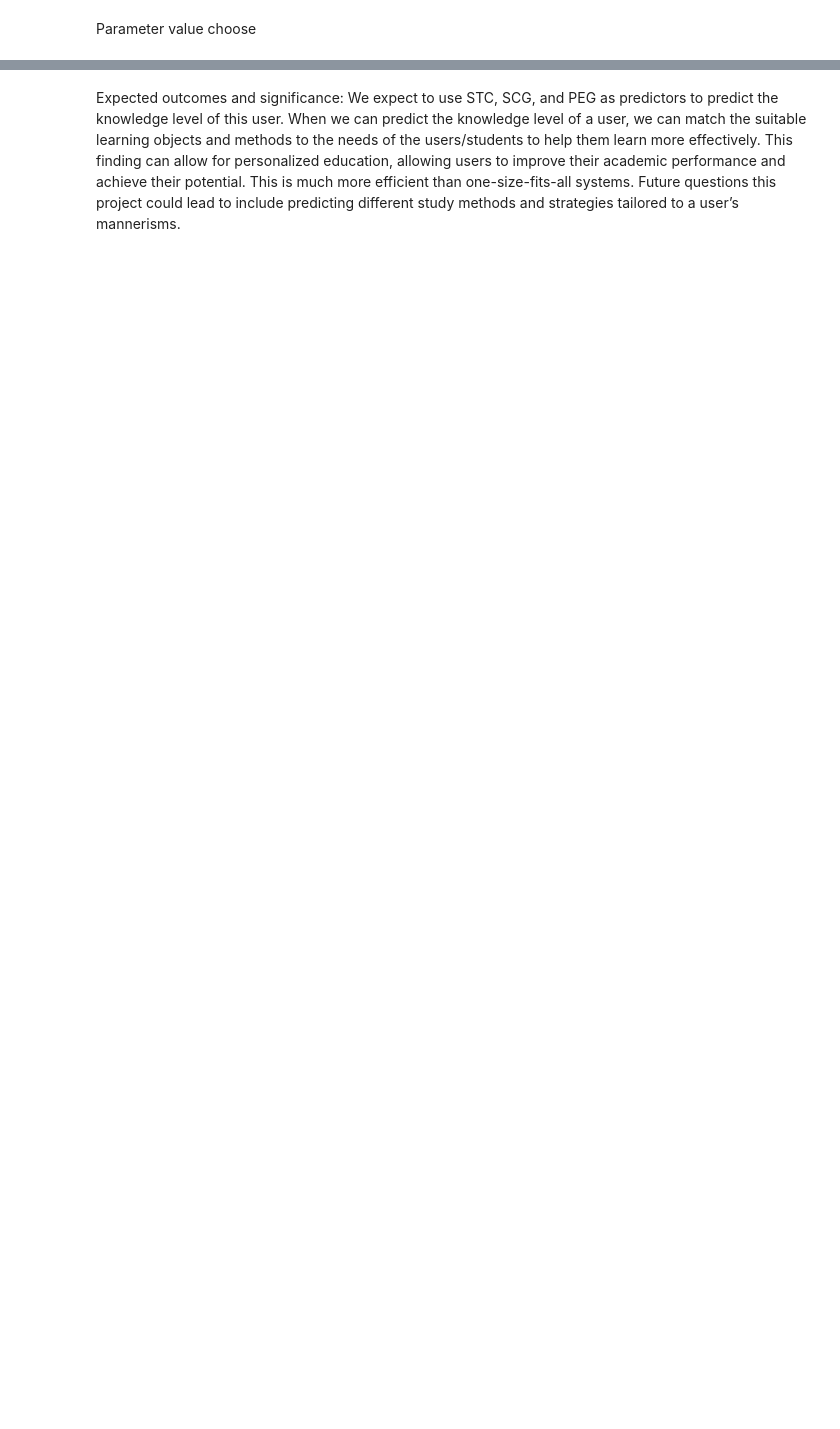
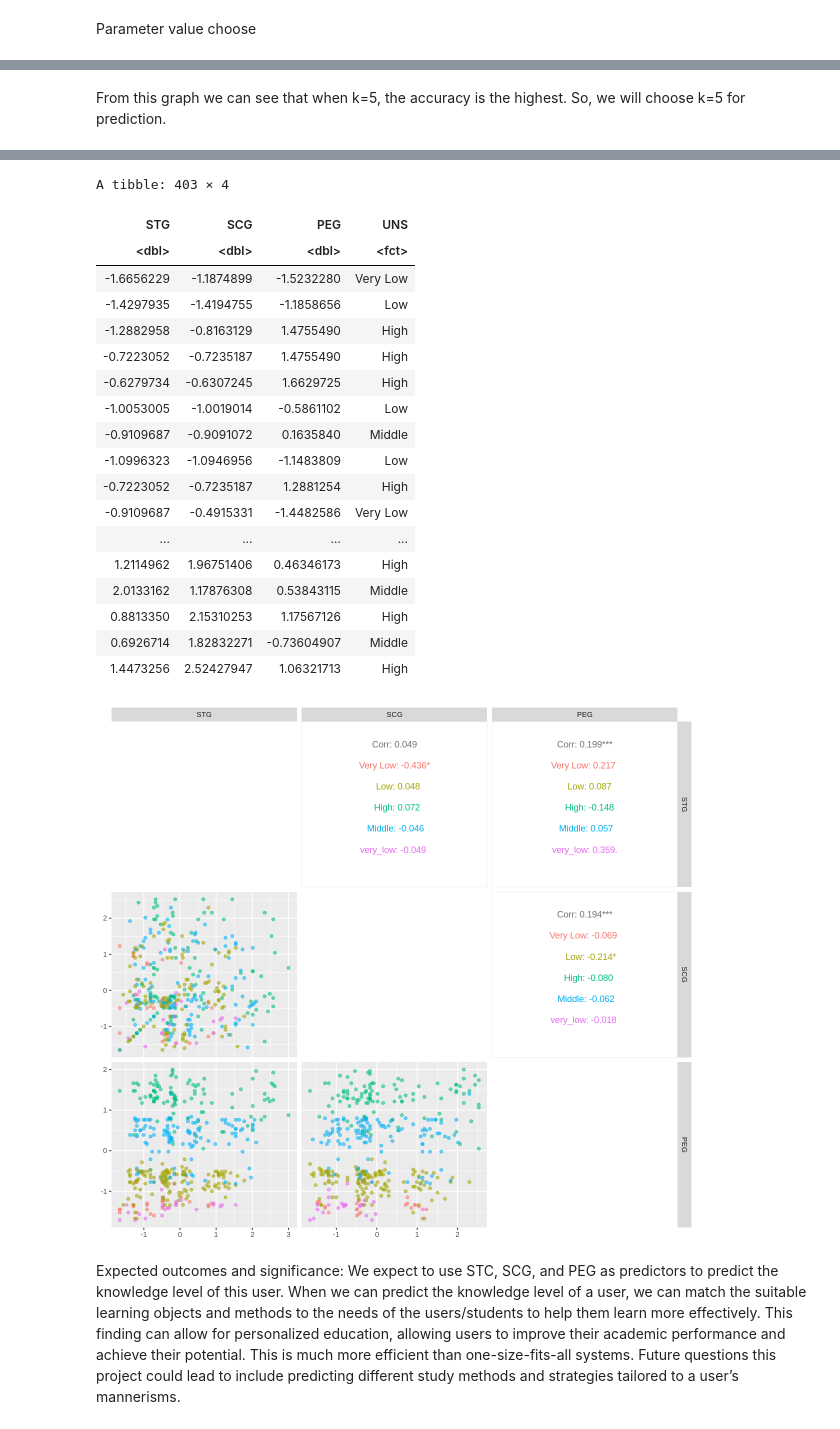
Before and after one commit to TPPJT/DSCI-Group-Project, a Jupyter notebook: GroupProject_1.ipynb, the cells around one changed output, grey strips where cells are left out. Drawn from its saved outputs; the diff is of its cells as text; code cells hidden in the pictures; blank space fills up the shorter version.

Commit message:
Method part( add k-classification graph)

```diff
--- a/GroupProject_1.ipynb
+++ b/GroupProject_1.ipynb
@@ -164,0 +157,17 @@ accuracy_versus_k
+# %% [markdown]
+From this graph we can see that when k=5, the accuracy is the highest. So, we will choose k=5 for prediction.
+# %%
+unscaled_new_user_data <- new_user_data%>%mutate(UNS=as_factor(UNS))%>%select(STG, SCG, PEG, UNS)
+uc_recipe <- recipe(UNS~.,data=unscaled_new_user_data)
+uc_recipe <- uc_recipe%>%step_scale(all_predictors())%>%step_center(all_predictors())%>%prep()
+uc_recipe
+scaled_new_user_data <- bake(uc_recipe, unscaled_new_user_data)
+scaled_new_user_data
+options(repr.plot.width=10, repr.plot.height=9)
+plot <- scaled_new_user_data%>%ggpairs(
+        columns = c("STG","SCG","PEG"),
+        aes(color = UNS,alpha = 0.6),
+        upper = list(continuous = wrap("cor"),size=4),
+        diag = list(continuous = "blankDiag"))
+plot
+# %% [output]
@@ -165,2 +188,22 @@ accuracy_versus_k
+A tibble: 403 × 4
+| STG | SCG | PEG | UNS |
+| <dbl> | <dbl> | <dbl> | <fct> |
+| -1.6656229 | -1.1874899 | -1.5232280 | Very Low |
+| -1.4297935 | -1.4194755 | -1.1858656 | Low |
+| -1.2882958 | -0.8163129 | 1.4755490 | High |
+| -0.7223052 | -0.7235187 | 1.4755490 | High |
+| -0.6279734 | -0.6307245 | 1.6629725 | High |
+| -1.0053005 | -1.0019014 | -0.5861102 | Low |
+| -0.9109687 | -0.9091072 | 0.1635840 | Middle |
+| -1.0996323 | -1.0946956 | -1.1483809 | Low |
+| -0.7223052 | -0.7235187 | 1.2881254 | High |
+| -0.9109687 | -0.4915331 | -1.4482586 | Very Low |
+| ... | ... | ... | ... |
+| 1.2114962 | 1.96751406 | 0.46346173 | High |
+| 2.0133162 | 1.17876308 | 0.53843115 | Middle |
+| 0.8813350 | 2.15310253 | 1.17567126 | High |
+| 0.6926714 | 1.82832271 | -0.73604907 | Middle |
+| 1.4473256 | 2.52427947 | 1.06321713 | High |
+[figure, added]
 # %% [markdown]
 Expected outcomes and significance: We expect to use STC, SCG, and PEG as predictors to predict the knowledge level of this user. When we can predict the knowledge level of a user, we can match the suitable learning objects and methods to the needs of the users/students to help them learn more effectively. This finding can allow for personalized education, allowing users to improve their academic performance and achieve their potential. This is much more efficient than one-size-fits-all systems. Future questions this project could lead to include predicting different study methods and strategies tailored to a user’s mannerisms.
```
Also changed, not shown: parts of 5 cells of this notebook.
